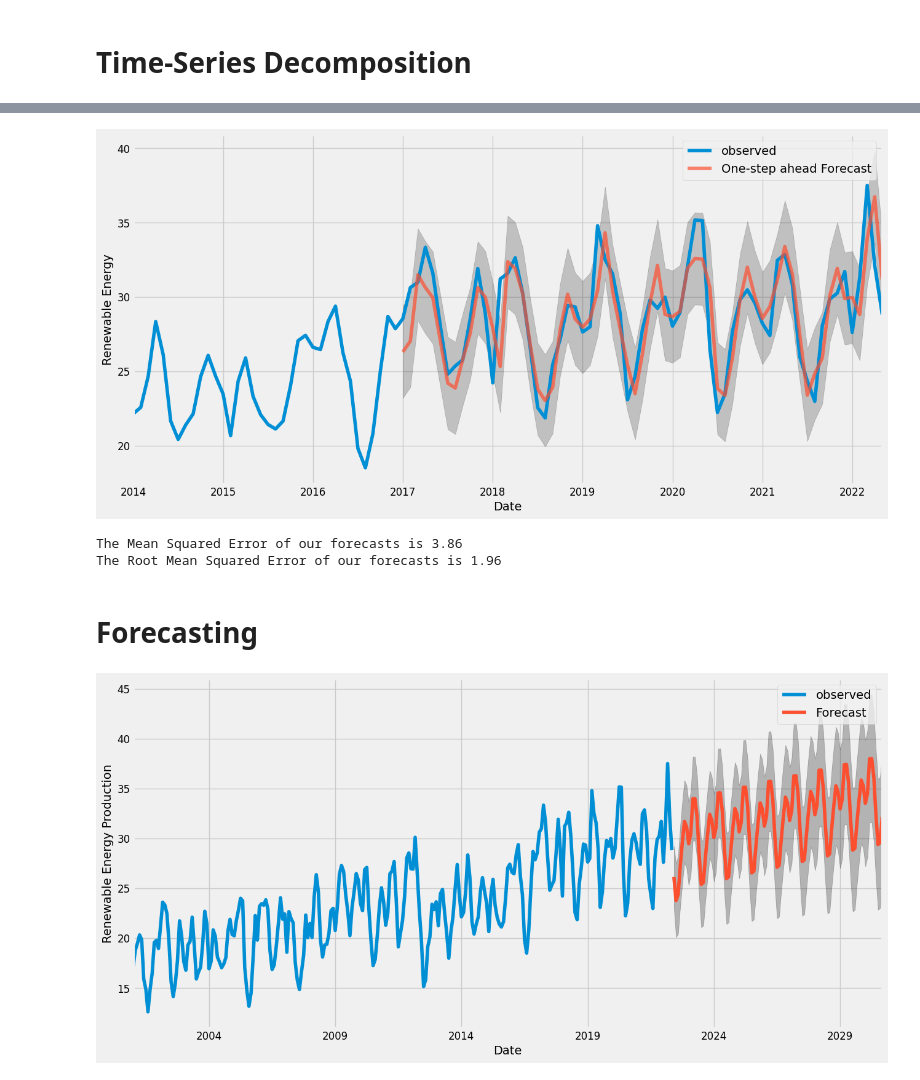
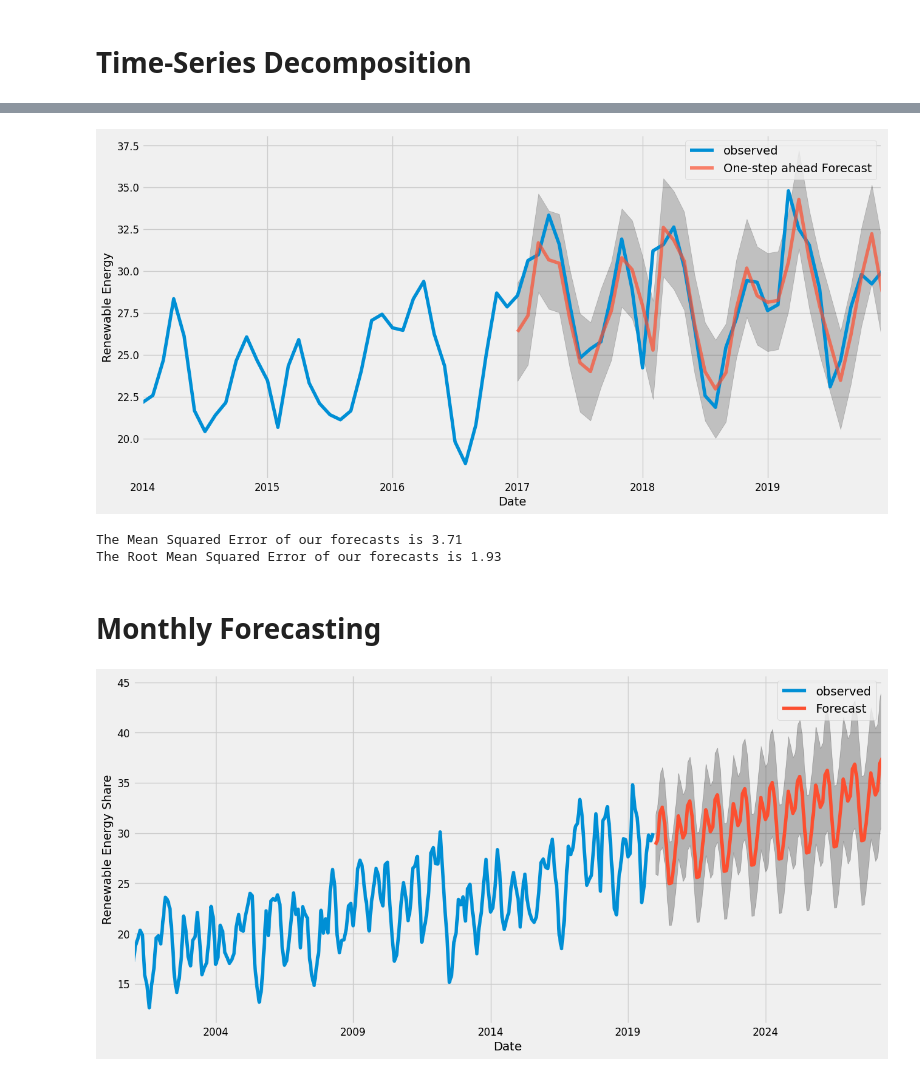
Before and after one commit to hkane206/EnergyPolicy, a Jupyter notebook: res_time_series.ipynb, the cells around one changed output, grey strips where cells are left out. Drawn from its saved outputs; the diff is of its cells as text; code cells hidden in the pictures.

```diff
--- a/res_time_series.ipynb
+++ b/res_time_series.ipynb
@@ -89,7 +89,7 @@ plt.show()
 [figure]
 # %%
 # Filter out data after 2019 because of COVID
-#state_data = state_data[state_data.index.year <= 2019]
+state_data = state_data[state_data.index.year <= 2019]
 # %% [markdown]
 # **Time-Series Decomposition**
 # %%
@@ -160,7 +172,7 @@ ARIMA(1, 1, 1)x(0, 1, 1, 12)12 - AIC:883.3560240714289
 # %%
 mod = sm.tsa.statespace.SARIMAX(y,
                                 order=(1,1,1),
-                                seasonal_order=(0,1,1, 12),
+                                seasonal_order=(1,1,1, 12),
                                 enforce_stationarity=False,
                                 enforce_invertibility=False)
 results = mod.fit()
@@ -194,7 +207,7 @@ ax.set_ylabel('Renewable Energy')
 plt.legend()
 plt.show()
 # %% [output]
-[figure, old version]
+[figure, new version]
 # %%
 y_forecasted = pred.predicted_mean
 y_truth = y['2017-01-01':]
@@ -203,23 +216,23 @@ print('The Mean Squared Error of our forecasts is {}'.format(round(mse, 2)))
 
 print('The Root Mean Squared Error of our forecasts is {}'.format(round(np.sqrt(mse), 2)))
 # %% [output]
-The Mean Squared Error of our forecasts is 3.86
-The Root Mean Squared Error of our forecasts is 1.96
+The Mean Squared Error of our forecasts is 3.71
+The Root Mean Squared Error of our forecasts is 1.93
 # %% [markdown]
-# **Forecasting**
+# **Monthly Forecasting**
 # %%
 pred_uc = results.get_forecast(steps=100)
 pred_ci = pred_uc.conf_int()
 
 ax = y.plot(label='observed', figsize=(14, 7))
 pred_uc.predicted_mean.plot(ax=ax, label='Forecast')
 ax.fill_between(pred_ci.index,
                 pred_ci.iloc[:, 0],
                 pred_ci.iloc[:, 1], color='k', alpha=.25)
 ax.set_xlabel('Date')
-ax.set_ylabel('Renewable Energy Production')
+ax.set_ylabel('Renewable Energy Share')
 
 plt.legend()
 plt.show()
 # %% [output]
-[figure, old version]
+[figure, new version]
```
Also changed, not shown: parts of 10 cells of this notebook.
